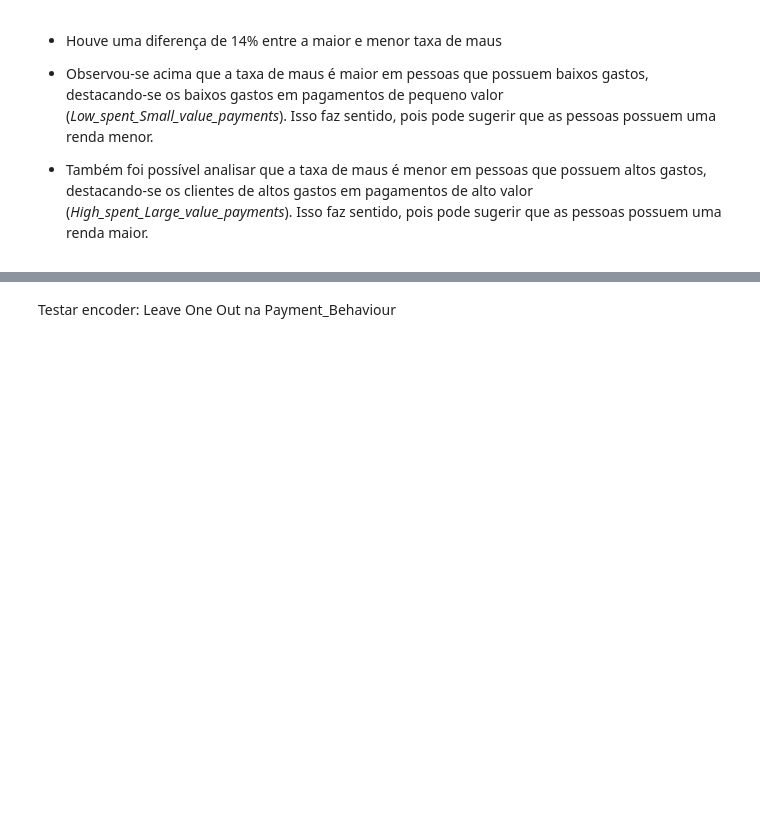
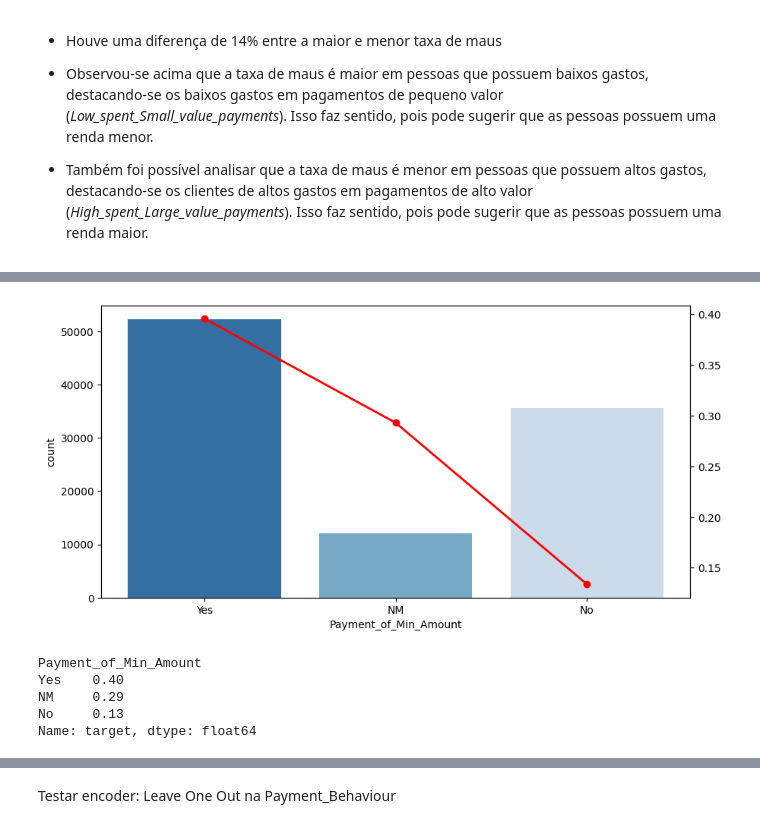
Before and after one commit to deborabmfreitas/credit-score-prediction, a Jupyter notebook: credit-score-prediction.ipynb, the cells around one changed output, grey strips where cells are left out. Cells and saved outputs as stored; diff of their text form; code cells hidden in the pictures; blank space fills up the shorter version.

```diff
--- a/credit-score-prediction.ipynb
+++ b/credit-score-prediction.ipynb
@@ -273,0 +264,28 @@ As palavras 'payments', 'spent' e 'value' seriam stopwords nesse caso(?)
+# %%
+# Taxa de maus por perfil de pagamento
+
+tx_maus_pay_min = train.groupby(['Payment_of_Min_Amount'])['target'].mean().sort_values(ascending=False)
+
+# Gráfico
+
+fig, ax1 = plt.subplots(figsize=(10, 5))
+
+# Gráfico de barras para contagem de pessoas
+sns.countplot(data=train, x='Payment_of_Min_Amount', ax=ax1, palette='Blues', hue='Payment_of_Min_Amount', order=tx_maus_pay_min.index)
+
+# Configurando o segundo eixo y
+ax2 = ax1.twinx()
+ax2.plot(tx_maus_pay_min.index, tx_maus_pay_min.values, color='r', marker='o', linestyle='-', linewidth=2)
+plt.show()
+# %% [output]
+[figure, added]
+# %%
+# Taxa de maus
+
+np.round(tx_maus_pay_min,2)
+# %% [output]
+Payment_of_Min_Amount
+Yes    0.40
+NM     0.29
+No     0.13
+Name: target, dtype: float64
```
Also changed, not shown: parts of 20 cells of this notebook.
